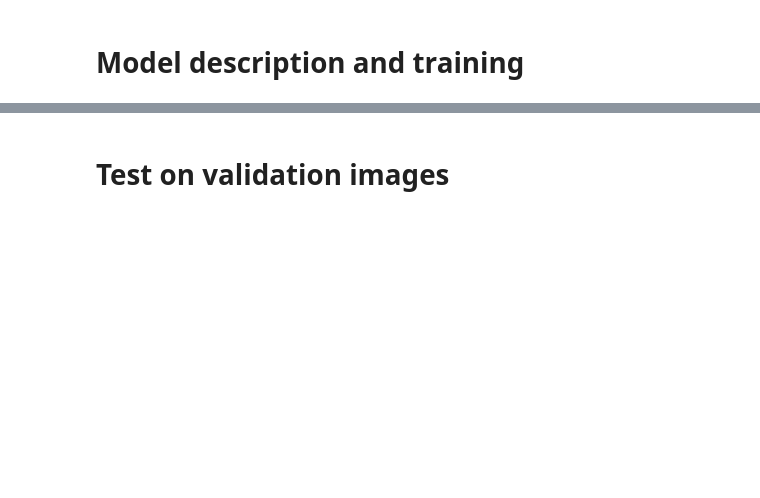
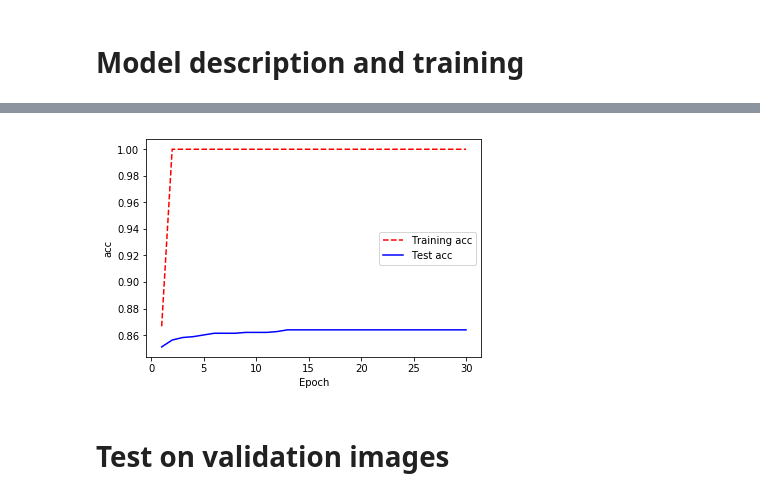
Before and after one commit to evrodiler/turkishplate, a Jupyter notebook: _3ModelCreate.ipynb, the cells around one changed output, grey strips where cells are left out. Cells and saved outputs as stored; diff of their text form; code cells hidden in the pictures; blank space fills up the shorter version.

```diff
--- a/_3ModelCreate.ipynb
+++ b/_3ModelCreate.ipynb
@@ -72,15 +103,17 @@ plt.show();
 # %%
-training_acc = model.history.history['acc']
-test_acc = model.history.history['val_acc']
+training_acc = model2.history.history['acc']
+test_acc = model2.history.history['val_acc']
 # Create count of the number of epochs
 epoch_count = range(1, len(training_loss) + 1)
 
 # Visualize loss history
 plt.plot(epoch_count, training_acc, 'r--')
 plt.plot(epoch_count, test_acc, 'b-')
 plt.legend(['Training acc', 'Test acc'])
 plt.xlabel('Epoch')
 plt.ylabel('acc')
 plt.show();
+# %% [output]
+[figure, added]
 # %% [markdown]
 # Test on validation images
```
Also changed, not shown: parts of 12 cells of this notebook, 19 other files.
